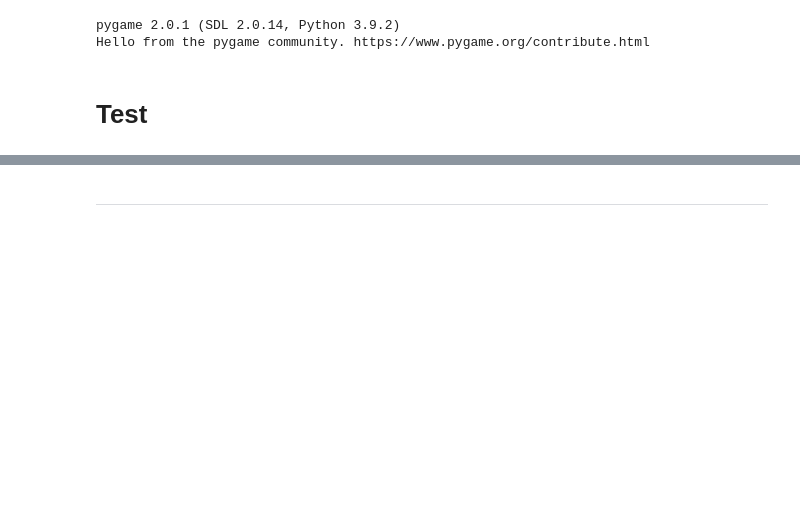
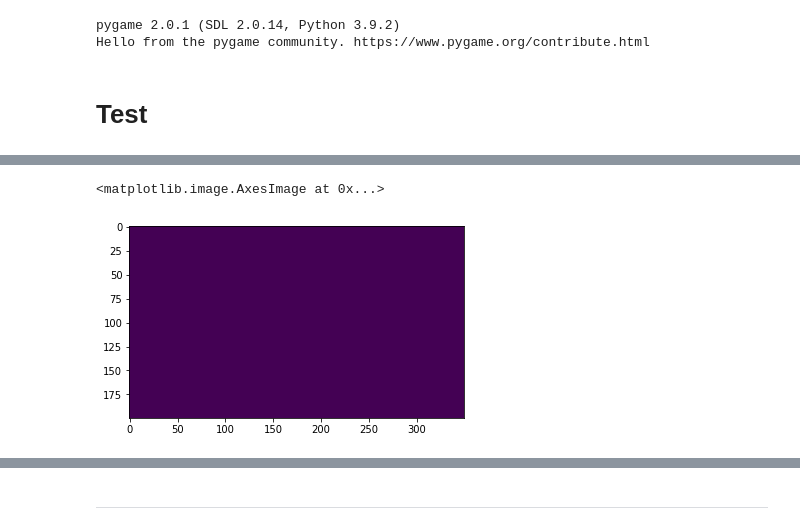
Before and after one commit to heysoos/neuralart, a Jupyter notebook: notebooks/NCA_pygame.ipynb, the cells around one changed output, grey strips where cells are left out. Cells and saved outputs as stored; diff of their text form; code cells hidden in the pictures; blank space fills up the shorter version.

```diff
--- a/notebooks/NCA_pygame.ipynb
+++ b/notebooks/NCA_pygame.ipynb
@@ -262,3 +286,8 @@ torch.Size([1, 1, 350, 70])
+# %%
+plt.imshow(torch.gather(state, 1, torch.argmin(state, dim=1, keepdim=True)).detach().cpu().numpy()[0, 0].transpose())
+# %% [output]
+<matplotlib.image.AxesImage at 0x...>
+[figure, added]
 # %%
 state.reshape(1, -1, 350*70).shape
 # %% [output]
```
Also changed, not shown: parts of 19 cells of this notebook, 4 other files.
